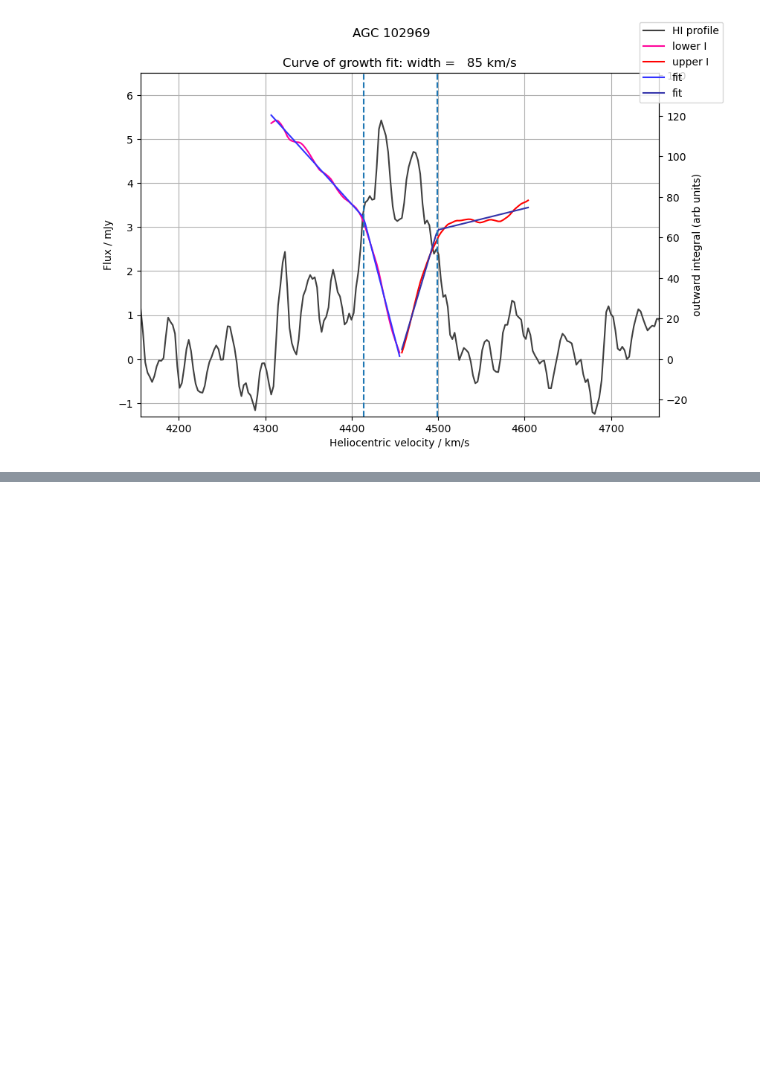
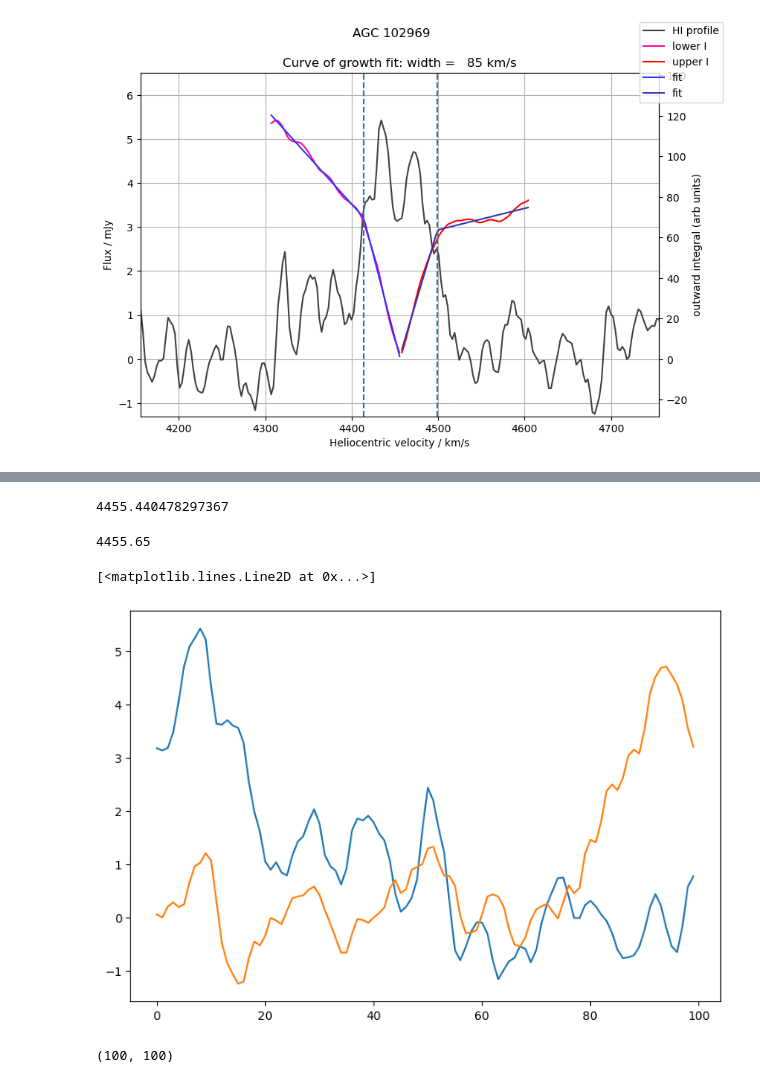
Before and after one commit to davidwcraig/HIspectrum_class, a Jupyter notebook: growth-curve-dwc-appss.ipynb, the cells around one changed output, grey strips where cells are left out. Saved outputs shown, nothing was run; the diff lists cells and outputs as text; code cells hidden in the pictures; blank space fills up the shorter version.

```diff
--- a/growth-curve-dwc-appss.ipynb
+++ b/growth-curve-dwc-appss.ipynb
@@ -162,0 +187,18 @@ plt.savefig(objname+"_cgfit.png")
+# %%
+print(g['VHELIO'][1002])
+# %% [output]
+4455.440478297367
+# %%
+print(ctr)
+# %% [output]
+4455.65
+# %%
+plt.plot(g['FLUX'][1002:1102])
+plt.plot(g['FLUX'][902:1002])
+# %% [output]
+[<matplotlib.lines.Line2D at 0x...>]
+[figure, added]
+# %%
+len(g['FLUX'][1002:1102]),len(g['FLUX'][902:1002])
+# %% [output]
+(100, 100)
```
Also changed, not shown: parts of 10 cells of this notebook, 1 other file.
